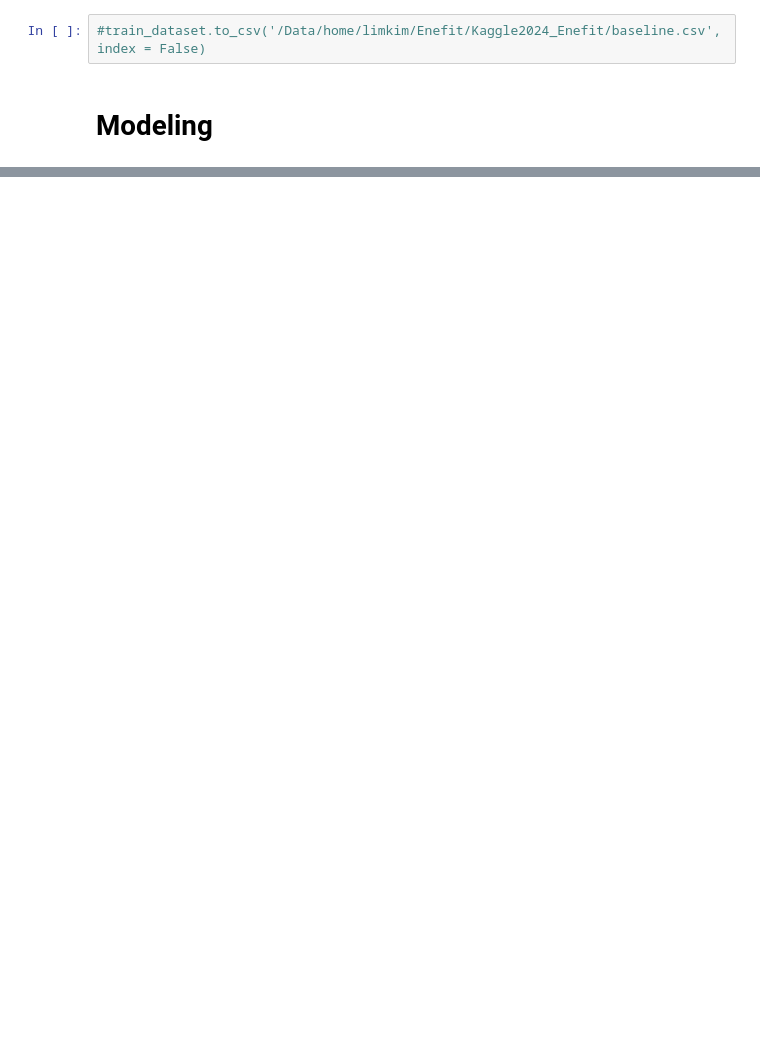
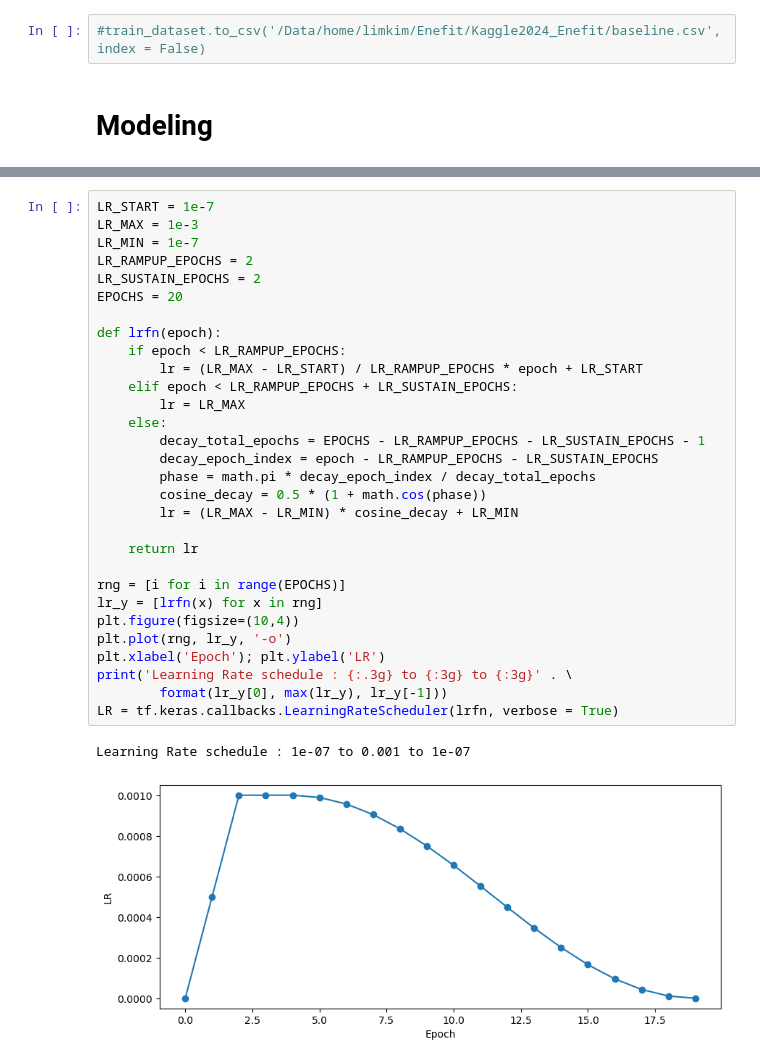
Before and after one commit to yelim421/Kaggle2024_Enefit, a Jupyter notebook: training.ipynb, the cells around one changed output, grey strips where cells are left out. Saved outputs shown, nothing was run; the diff lists cells and outputs as text; blank space fills up the shorter version.

```diff
--- a/training.ipynb
+++ b/training.ipynb
@@ -636,0 +656,33 @@ train_dataset = train_dataset.transform()
+# %%
+LR_START = 1e-7
+LR_MAX = 1e-3
+LR_MIN = 1e-7
+LR_RAMPUP_EPOCHS = 2
+LR_SUSTAIN_EPOCHS = 2
+EPOCHS = 20
+
+def lrfn(epoch):
+    if epoch < LR_RAMPUP_EPOCHS:
+        lr = (LR_MAX - LR_START) / LR_RAMPUP_EPOCHS * epoch + LR_START
+    elif epoch < LR_RAMPUP_EPOCHS + LR_SUSTAIN_EPOCHS:
+        lr = LR_MAX
+    else:
+        decay_total_epochs = EPOCHS - LR_RAMPUP_EPOCHS - LR_SUSTAIN_EPOCHS - 1
+        decay_epoch_index = epoch - LR_RAMPUP_EPOCHS - LR_SUSTAIN_EPOCHS
+        phase = math.pi * decay_epoch_index / decay_total_epochs
+        cosine_decay = 0.5 * (1 + math.cos(phase))
+        lr = (LR_MAX - LR_MIN) * cosine_decay + LR_MIN
+
+    return lr
+
+rng = [i for i in range(EPOCHS)]
+lr_y = [lrfn(x) for x in rng]
+plt.figure(figsize=(10,4))
+plt.plot(rng, lr_y, '-o')
+plt.xlabel('Epoch'); plt.ylabel('LR')
+print('Learning Rate schedule : {:.3g} to {:3g} to {:3g}' . \
+        format(lr_y[0], max(lr_y), lr_y[-1]))
+LR = tf.keras.callbacks.LearningRateScheduler(lrfn, verbose = True)
+# %% [output]
+Learning Rate schedule : 1e-07 to 0.001 to 1e-07
+[figure, added]
```
Also changed, not shown: parts of 4 cells of this notebook.
